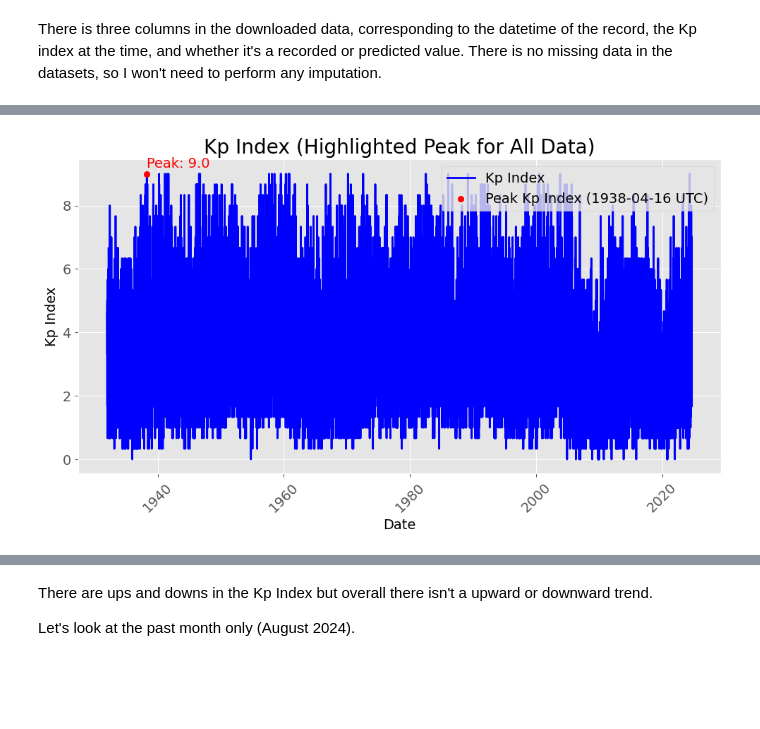
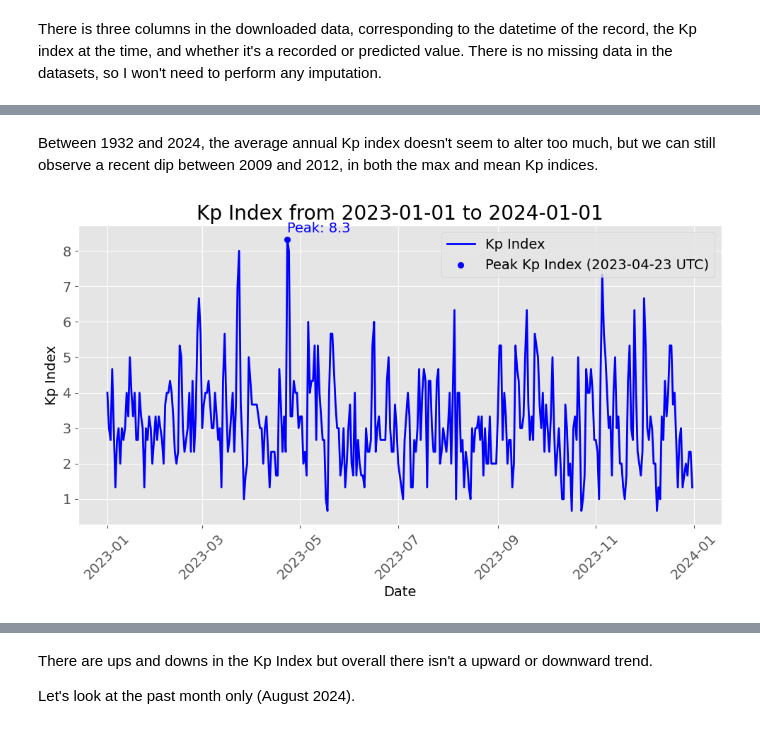
Before and after one commit to hcwang24/Aurora_Watch, a Jupyter notebook: aurora.ipynb, the cells around one changed output, grey strips where cells are left out. Drawn from its saved outputs; the diff is of its cells as text; code cells hidden in the pictures; blank space fills up the shorter version.

```diff
--- a/aurora.ipynb
+++ b/aurora.ipynb
@@ -74,0 +90,12 @@ dtype: int64
+# %%
+# Create a new column for the date only
+kpindex_df['Date'] = kpindex_df['Datetime'].dt.date
+
+# Group by the 'Date' column and calculate the daily max and std of Kp index
+daily_max_df = kpindex_df.groupby('Date').agg(Daily_Kp_max=('Kp_Index', 'max')).reset_index()
+
+daily_max_df = pd.DataFrame(daily_max_df)
+
+daily_max_df = daily_max_df.rename(columns={"Date": "Datetime", "Daily_Kp_max": "Kp_Index"})
+
+daily_max_df.head()
@@ -176,5 +166,7 @@ Let's plot all data again. Hopefully this is clearer.
+# %% [markdown]
+Between 1932 and 2024, the average annual Kp index doesn't seem to alter too much, but we can still observe a recent dip between 2009 and 2012, in both the max and mean Kp indices.
 # %%
-# To show all data:
-plot_kp_index_by_date_range(daily_mean_df)
+# To show data for August 2024:
+plot_kp_index_by_date_range(daily_max_df, '2023-01-01', '2024-01-01')
 # %% [output]
-[figure, old version]
+[figure, new version]
```
Also changed, not shown: parts of 58 cells of this notebook.
